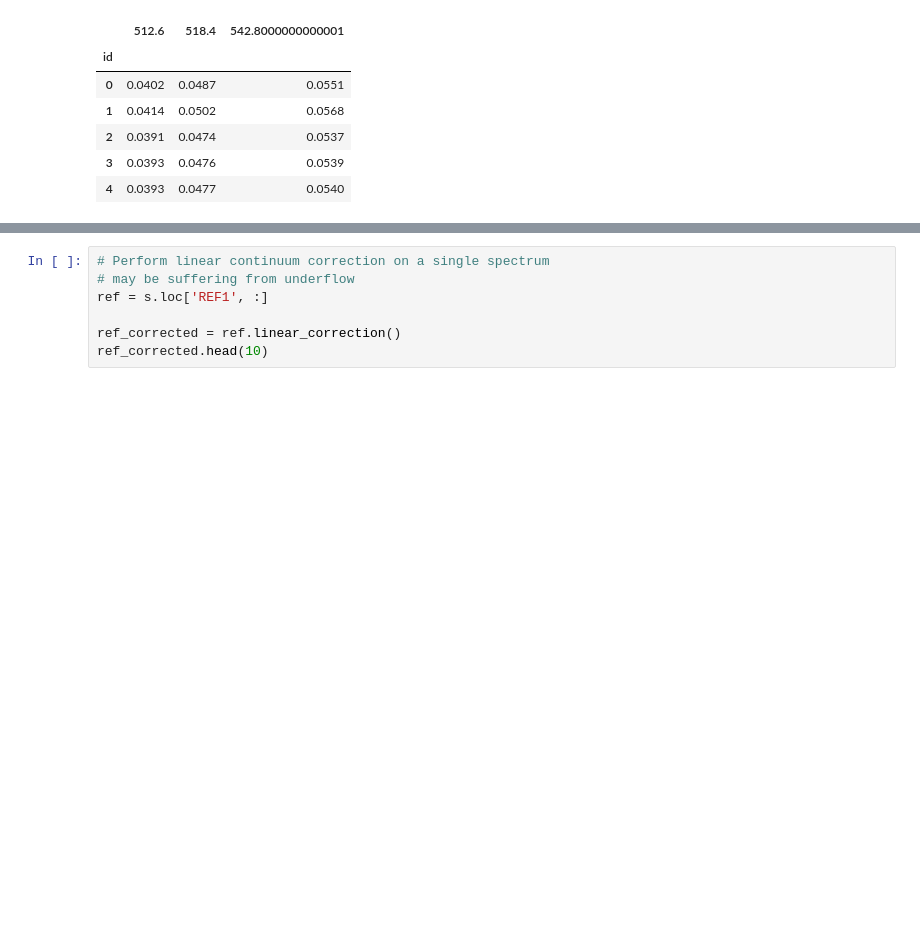
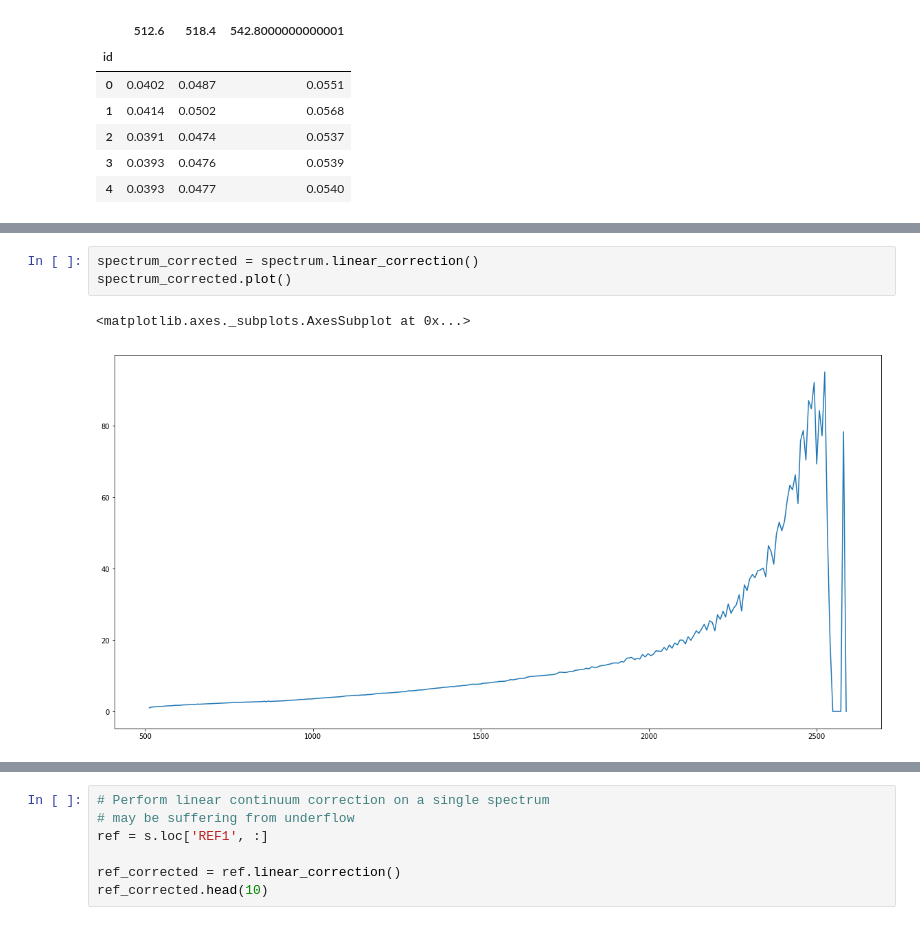
Before and after one commit to jlaura/PyHAT, a Jupyter notebook: notebooks/SP Example.ipynb, the cells around one changed output, grey strips where cells are left out. Drawn from its saved outputs; the diff is of its cells as text; blank space fills up the shorter version.

```diff
--- a/notebooks/SP Example.ipynb
+++ b/notebooks/SP Example.ipynb
@@ -144,0 +153,6 @@ ref.loc['REF1'].head()
+# %%
+spectrum_corrected = spectrum.linear_correction()
+spectrum_corrected.plot()
+# %% [output]
+<matplotlib.axes._subplots.AxesSubplot at 0x...>
+[figure, added]
```
Also changed, not shown: parts of 3 cells of this notebook.
